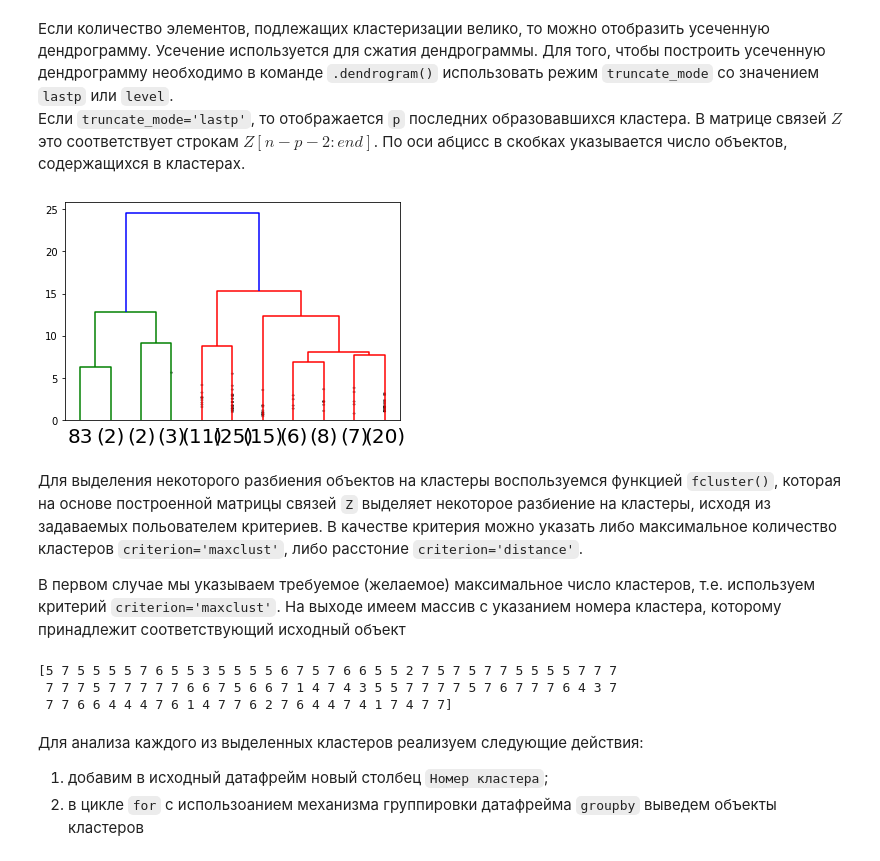
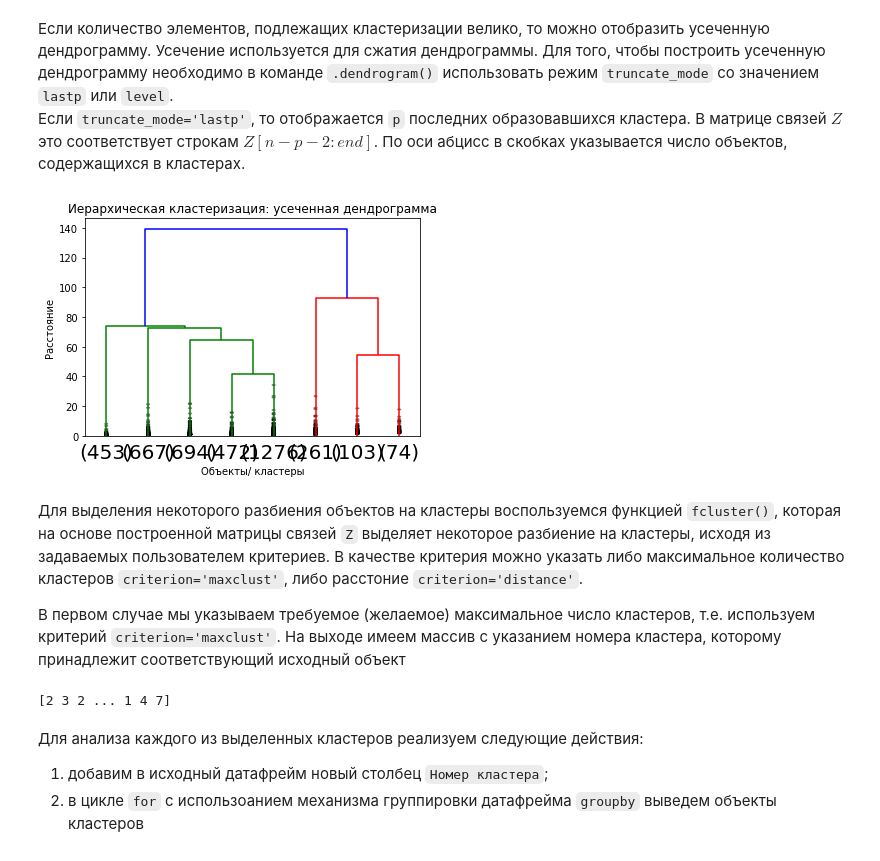
Before and after one commit to stroevsp/machine_learning_with_python, a Jupyter notebook: hierarchical_clustering.ipynb, the cells around one changed output. Saved outputs shown, nothing was run; the diff lists cells and outputs as text; code cells hidden in the pictures.

```diff
--- a/hierarchical_clustering.ipynb
+++ b/hierarchical_clustering.ipynb
@@ -28,5 +28,5 @@
 # %%
 import pandas as pd
 pd.set_option('display.precision',3)
-df=pd.read_table('mobile.txt', encoding='1251', sep='\t', nrows=100)
+df=pd.read_table('mobile.txt', encoding='1251', sep='\t', nrows=4000)
 # %% [markdown]
@@ -142,6 +126,6 @@ memory usage: 8.7 KB
 # %%
-X=df.iloc[:,:].values
-X=(X-X.mean(axis=0))/X.std(axis=0)
+X=df.iloc[:,1:].values #копирование значений датафрейма без наблюдения "Код"
+X=(X-X.mean(axis=0))/X.std(axis=0) #стандартизация данных
 #print(X.mean(axis=0)) #просмотр массива выборочных средних -- они должны быть равны 0
 #print(X.std(axis=0)) # просмотр массива стандартных отклонений --- они должны быть равными 1
 #print(X) # просмотр входного массива --- аккуратные данные!!!!
@@ -214,26 +214,29 @@ print(Z)
 Если количество элементов, подлежащих кластеризации велико, то можно отобразить усеченную дендрограмму. Усечение используется для сжатия дендрограммы. Для того, чтобы построить усеченную дендрограмму необходимо в команде `.dendrogram()` использовать режим `truncate_mode` со значением `lastp` или `level`.
 Если `truncate_mode='lastp'`, то отображается `p` последних образовавшихся кластера. В матрице связей $Z$ это соответствует строкам $Z[n-p-2:end]$. По оси абцисс в скобках указывается число объектов, содержащихся в кластерах.
 # %%
+plt.figure()
+plt.title('Иерархическая кластеризация: усеченная дендрограмма')
+plt.xlabel('Объекты/ кластеры')
+plt.ylabel('Расстояние')
 dendrogram(Z,
-           truncate_mode = 'lastp', #pвключен режим показывать последние 'p' кластеров
-           p=11,                     #отобразить последние 11 кластеров
+           truncate_mode = 'lastp', #включен режим показывать последние 'p' кластеров
+           p=8,                     #отобразить последние 8 кластеров
            leaf_rotation = 0,       #угол поворота надписей по оси
            leaf_font_size = 20,     #размер шрифта
            show_contracted = True)  # рисовать черные точки на высотах предыдущих слияний кластеров
+plt.savefig('trunc_dendrogramm.png', dpi = 300)
 plt.show()
 # %% [output]
-[figure, old version]
+[figure, new version]
 # %% [markdown]
-Для выделения некоторого разбиения объектов на кластеры воспользуемся функцией `fcluster()`, которая на основе построенной матрицы связей `Z` выделяет некоторое разбиение на кластеры, исходя из задаваемых польователем критериев. В качестве критерия можно указать либо максимальное количество кластеров `criterion='maxclust'`, либо расстоние `criterion='distance'`.
+Для выделения некоторого разбиения объектов на кластеры воспользуемся функцией `fcluster()`, которая на основе построенной матрицы связей `Z` выделяет некоторое разбиение на кластеры, исходя из задаваемых пользователем критериев. В качестве критерия можно указать либо максимальное количество кластеров `criterion='maxclust'`, либо расстоние `criterion='distance'`.
 
 В первом случае мы указываем требуемое (желаемое) максимальное число кластеров, т.е. используем критерий `criterion='maxclust'`. На выходе имеем массив с указанием номера кластера, которому принадлежит соответствующий исходный объект
 # %%
-label=fcluster(Z, 7, criterion='maxclust')
+label=fcluster(Z, 8, criterion='maxclust')
 print(label)
 # %% [output]
-[5 7 5 5 5 5 7 6 5 5 3 5 5 5 5 6 7 5 7 6 6 5 5 2 7 5 7 5 7 7 5 5 5 5 7 7 7
- 7 7 7 5 7 7 7 7 7 6 6 7 5 6 6 7 1 4 7 4 3 5 5 7 7 7 7 5 7 6 7 7 7 6 4 3 7
- 7 7 6 6 4 4 4 7 6 1 4 7 7 6 2 7 6 4 4 7 4 1 7 4 7 7]
+[2 3 2 ... 1 4 7]
 # %% [markdown]
 Для анализа каждого из выделенных кластеров реализуем следующие действия:
 1) добавим в исходный датафрейм новый столбец `Номер кластера`;
```
Also changed, not shown: parts of 60 cells of this notebook, 4 other files.
